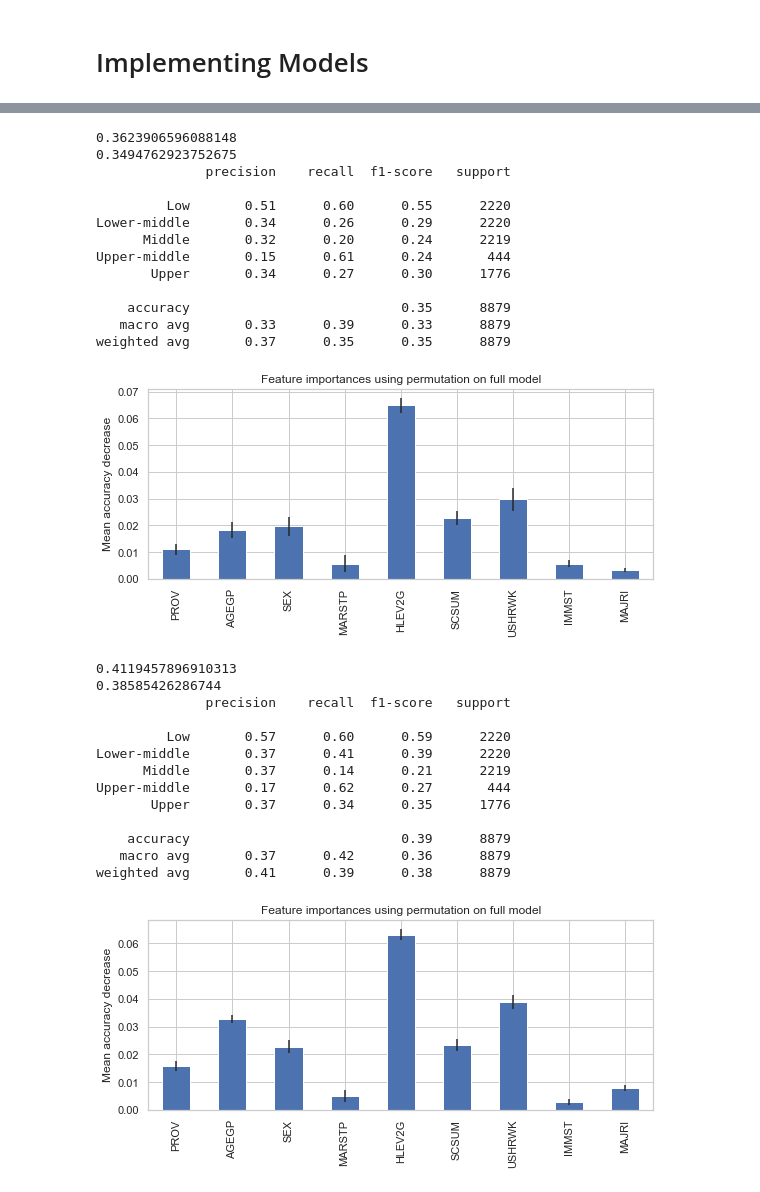
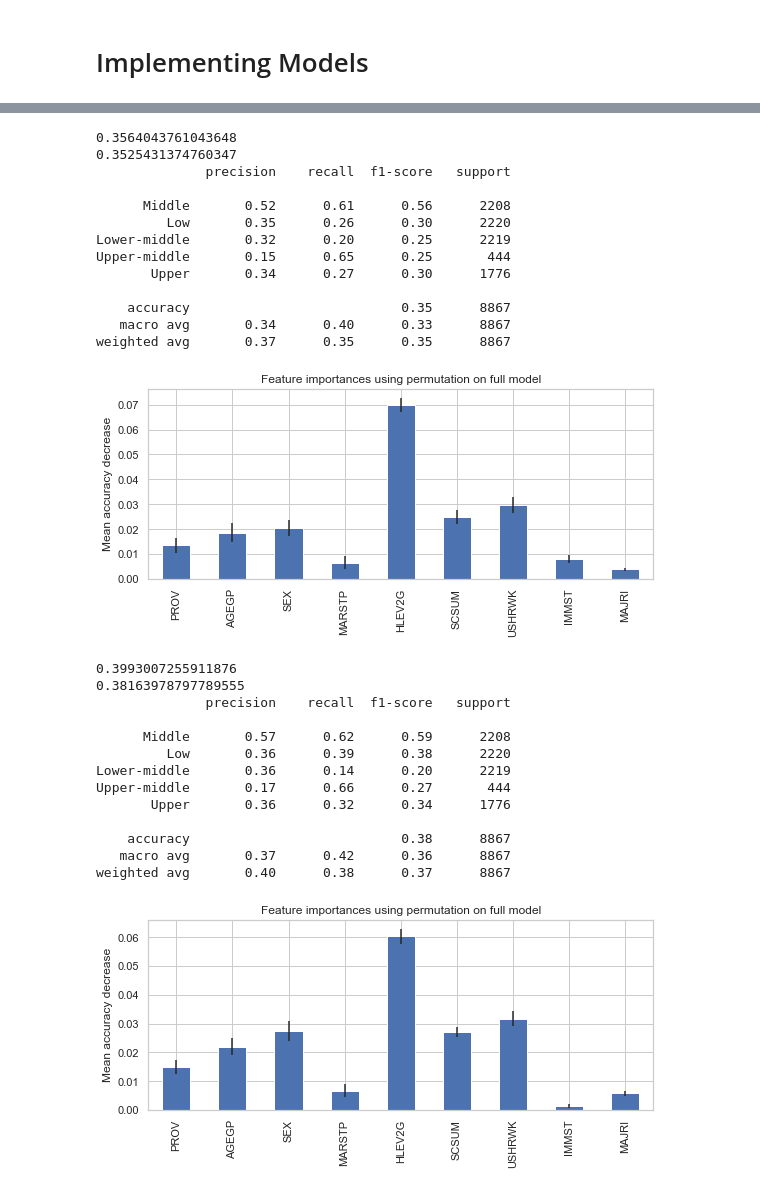
Before and after one commit to Hooplie/CMPT353-Final-Project, a Jupyter notebook: projectnotebook.ipynb, the cells around one changed output, grey strips where cells are left out. Saved outputs shown, nothing was run; the diff lists cells and outputs as text; code cells hidden in the pictures.

```diff
--- a/projectnotebook.ipynb
+++ b/projectnotebook.ipynb
@@ -94,5 +94,6 @@ df[['ATINC','INCTX','WGSAL']].describe().round(2)
 | max | 922020.00 | 561330.00 | 1250000.00 |
 # %%
 # Matrix scatter plot of data
+sns.set_theme(style="whitegrid")
 sns.pairplot(df[["ATINC", "INCTX", "WGSAL"]],plot_kws=dict(edgecolor="none", alpha=0.25));
 # %% [output]
@@ -352,9 +347,26 @@ income['ATINC'] = income.apply(models.income_classifier, axis=1)
 # %%
-# Distribution of income levels for the groups in each of our categorical variables
+# classifying ATINC variable (after tax income), with our income_classifier function
+income=[]
+income =(pd.concat([cat_features, df["ATINC"]], axis=1))
+income['CLASS'] = income.apply(models.income_classifier, axis=1)
+
+# Distribution of income classification for the groups in each of our categorical variables
 for col in income.columns:
-    x= income.groupby([col,'ATINC'])['ATINC'].count() # counting the income level class per group within a categorical variable
-    y= income.groupby([col])['ATINC'].count() # counting the total number of income level class per group within a categorical variable
+    x= income.groupby([col,'CLASS'])['CLASS'].count() # counting the income level class per group within a categorical variable
+    y= income.groupby([col])['CLASS'].count() # counting the total number of income level class per group within a categorical variable
     r = round((x/y)*100,2).map(str)+'%'
     print(r)
     print('\n')
+
+# adding col to dataframes with income level classification
+df['CLASS'] = income['CLASS']
+df_m['CLASS'] = income['CLASS']
+
+# Visualizations of the distributions of income classification for the groups in each of our categorical variables
+rcParams['figure.figsize'] = 12,4
+df = df.sort_values(by= 'AGEGP')
+for features in cat_features:
+    if (features != 'USHRWK') & (features != 'SCSUM'):
+        sns.countplot(data=df,x=features, hue='CLASS').set(xlabel=cat_dict[features]);
+        plt.show()
 # %% [output]
@@ -378,4 +396,0 @@ Name: ATINC, dtype: object
-# %%
-# updating dataframes with income level classification
-df['ATINC'] = income['ATINC']
-df_m['ATINC'] = income['ATINC']
@@ -426,8 +398,8 @@ sns.countplot(data=df,x='IMMST', hue='ATINC', palette="tab10").set(xlabel='Immig
 # Implementing Models
 # %%
 # Getting the data
-X = df_m.drop(['ATINC'], axis=1)
-y = df_m['ATINC']
+X = df_m.drop(['ATINC','CLASS'], axis=1)
+y = df_m['CLASS']
 
 # Partition the data into trianing and validation sets
 X_train, X_valid, y_train, y_valid = train_test_split(X, y, stratify=y)
@@ -471,49 +443,49 @@ logist_reg_model = make_pipeline(
 logist_reg_model.fit(X_train, y_train)
 print(logist_reg_model.score(X_train, y_train))
 print(logist_reg_model.score(X_valid, y_valid))
-print(classification_report(y_valid, logist_reg_model.predict(X_valid), target_names=df['ATINC'].unique()))
+print(classification_report(y_valid, logist_reg_model.predict(X_valid), target_names=df['CLASS'].unique()))
 models.feature_imp(logist_reg_model, X_valid, y_valid)
 # %% [output]
-0.3623906596088148
-0.3494762923752675
+0.3564043761043648
+0.3525431374760347
               precision    recall  f1-score   support
 
-         Low       0.51      0.60      0.55      2220
-Lower-middle       0.34      0.26      0.29      2220
-      Middle       0.32      0.20      0.24      2219
-Upper-middle       0.15      0.61      0.24       444
+      Middle       0.52      0.61      0.56      2208
+         Low       0.35      0.26      0.30      2220
+Lower-middle       0.32      0.20      0.25      2219
+Upper-middle       0.15      0.65      0.25       444
        Upper       0.34      0.27      0.30      1776
 
-    accuracy                           0.35      8879
-   macro avg       0.33      0.39      0.33      8879
-weighted avg       0.37      0.35      0.35      8879
+    accuracy                           0.35      8867
+   macro avg       0.34      0.40      0.33      8867
+weighted avg       0.37      0.35      0.35      8867
-[figure, old version]
+[figure, new version]
 # %%
 # random forest classifer
 rf_model = make_pipeline(
     StandardScaler(),
-    RandomForestClassifier(n_estimators=100, max_depth=8, min_samples_leaf=10, class_weight = dictionary)
+    RandomForestClassifier(n_estimators=50, max_depth=7, min_samples_leaf=10, class_weight = dictionary)
 )
 rf_model.fit(X_train, y_train)
 print(rf_model.score(X_train, y_train))
 print(rf_model.score(X_valid, y_valid))
-print(classification_report(y_valid, rf_model.predict(X_valid), target_names=df['ATINC'].unique()))
+print(classification_report(y_valid, rf_model.predict(X_valid), target_names=df['CLASS'].unique()))
 models.feature_imp(rf_model, X_valid, y_valid)
 # %% [output]
-0.4119457896910313
-0.38585426286744
+0.3993007255911876
+0.38163978797789555
               precision    recall  f1-score   support
 
-         Low       0.57      0.60      0.59      2220
-Lower-middle       0.37      0.41      0.39      2220
-      Middle       0.37      0.14      0.21      2219
-Upper-middle       0.17      0.62      0.27       444
-       Upper       0.37      0.34      0.35      1776
+      Middle       0.57      0.62      0.59      2208
+         Low       0.36      0.39      0.38      2220
+Lower-middle       0.36      0.14      0.20      2219
+Upper-middle       0.17      0.66      0.27       444
+       Upper       0.36      0.32      0.34      1776
 
-    accuracy                           0.39      8879
-   macro avg       0.37      0.42      0.36      8879
-weighted avg       0.41      0.39      0.38      8879
+    accuracy                           0.38      8867
+   macro avg       0.37      0.42      0.36      8867
+weighted avg       0.40      0.38      0.37      8867
-[figure, old version]
+[figure, new version]
 # %%
 # SVC
 svc_model = make_pipeline(
```
Also changed, not shown: parts of 31 cells of this notebook.
